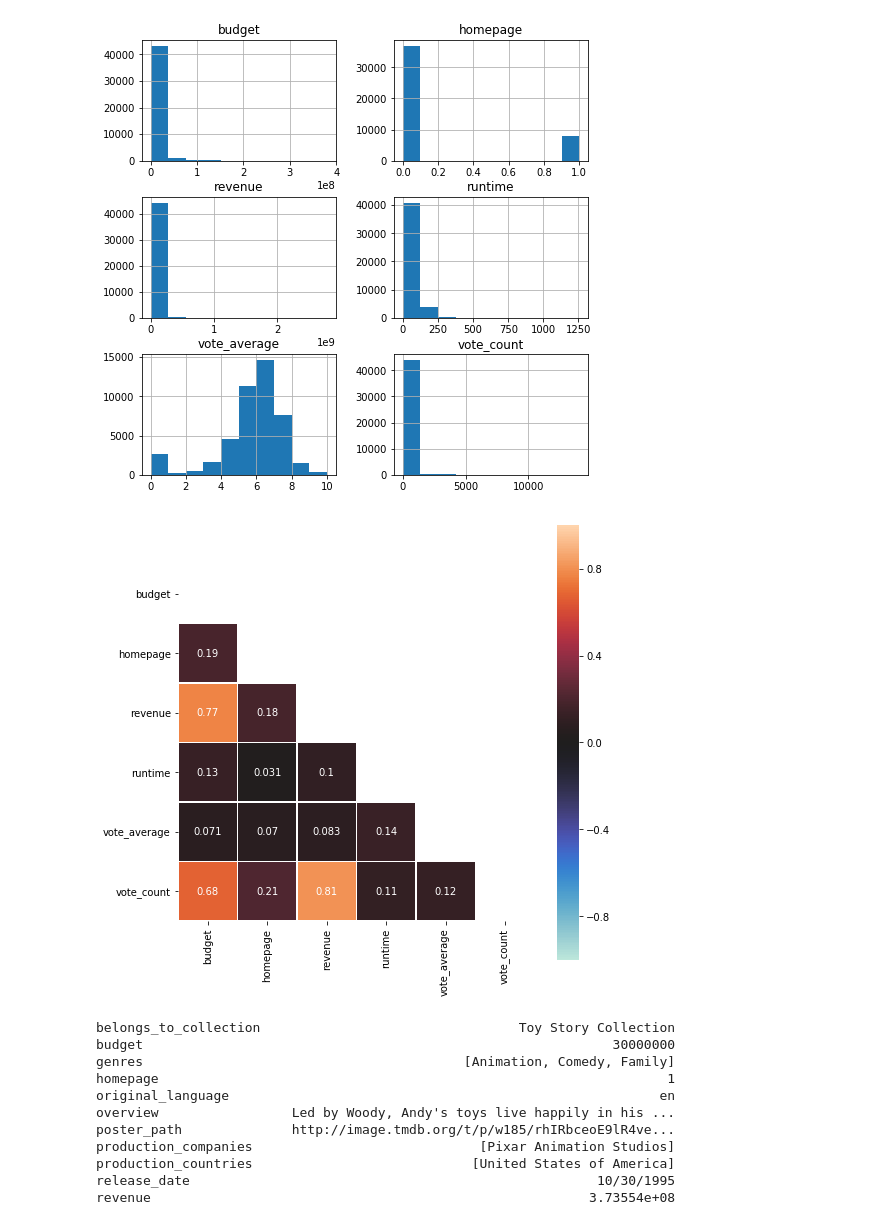
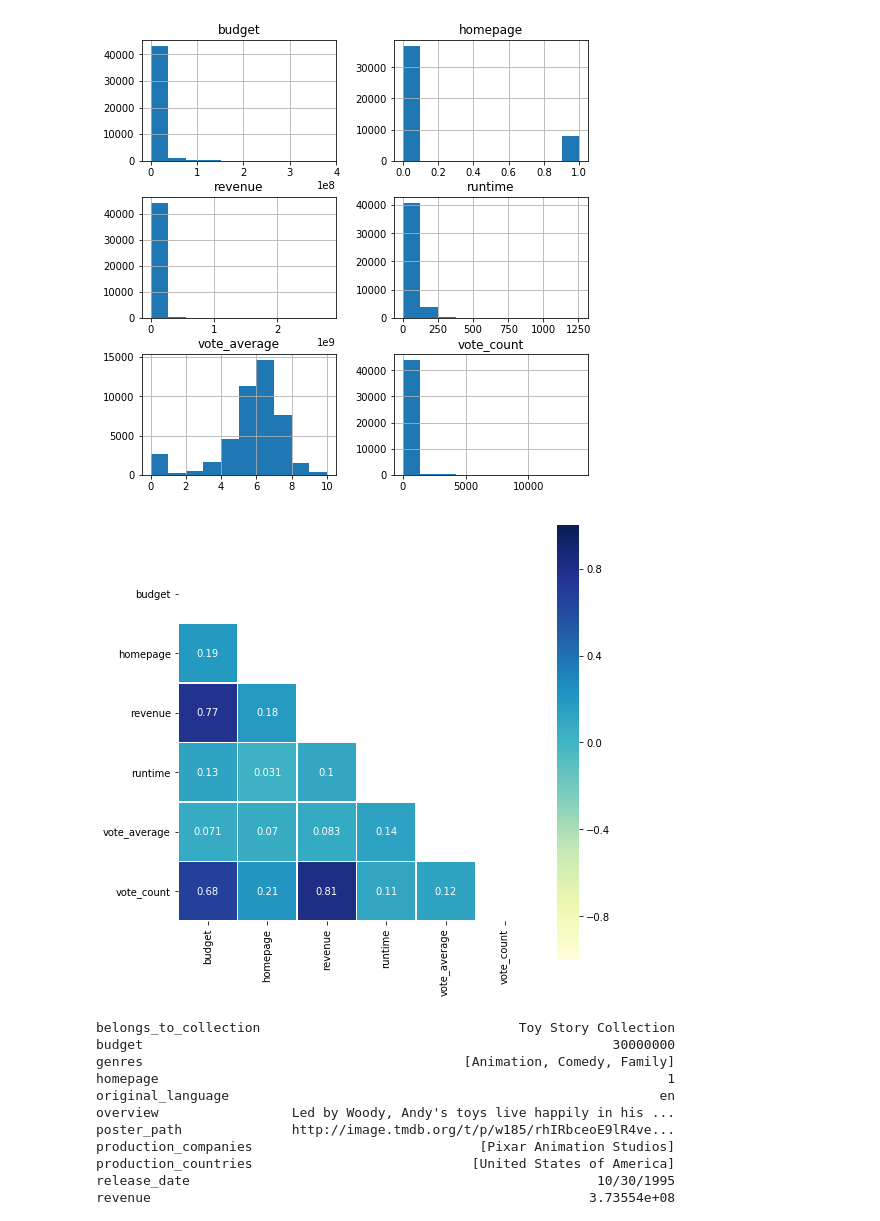
Before and after one commit to christian7137/MovieDataset, a Jupyter notebook: MovieNB_1.ipynb, the cells around one changed output. Drawn from its saved outputs; the diff is of its cells as text; code cells hidden in the pictures.

```diff
--- a/MovieNB_1.ipynb
+++ b/MovieNB_1.ipynb
@@ -151,12 +146,12 @@ _ = movie_df.hist(figsize=(8,8))
 # %%
 # A quick heatmap. It seems revenue and the number of votes are correlated.
 corr = movie_df.corr()
 mask = np.zeros_like(corr)
 mask[np.triu_indices_from(mask)] = True
 plt.figure(figsize=(8, 8))
-_ = sns.heatmap(corr, vmax=1, vmin=-1, mask=mask, square=True, annot=True, linewidths=0.2, center=0)
+_ = sns.heatmap(corr, vmax=1, vmin=-1, mask=mask, square=True, annot=True, linewidths=0.2, center=0, cmap="YlGnBu")
 # %% [output]
-[figure, old version]
+[figure, new version]
 # %%
 # Toy Story Entry Example, looking it up by ID number
 print(movie_df.loc[862])
```
Also changed, not shown: parts of 4 cells of this notebook.
